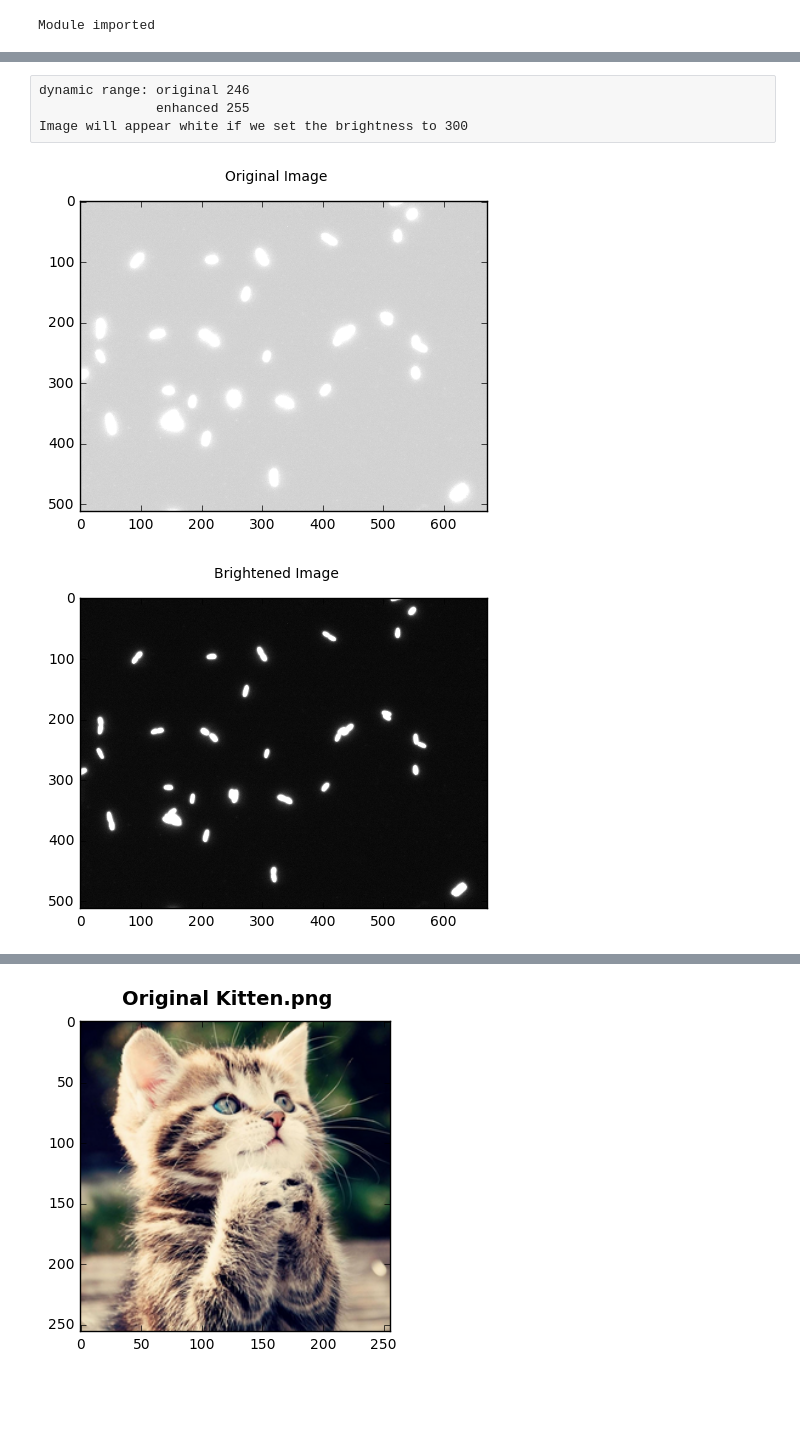
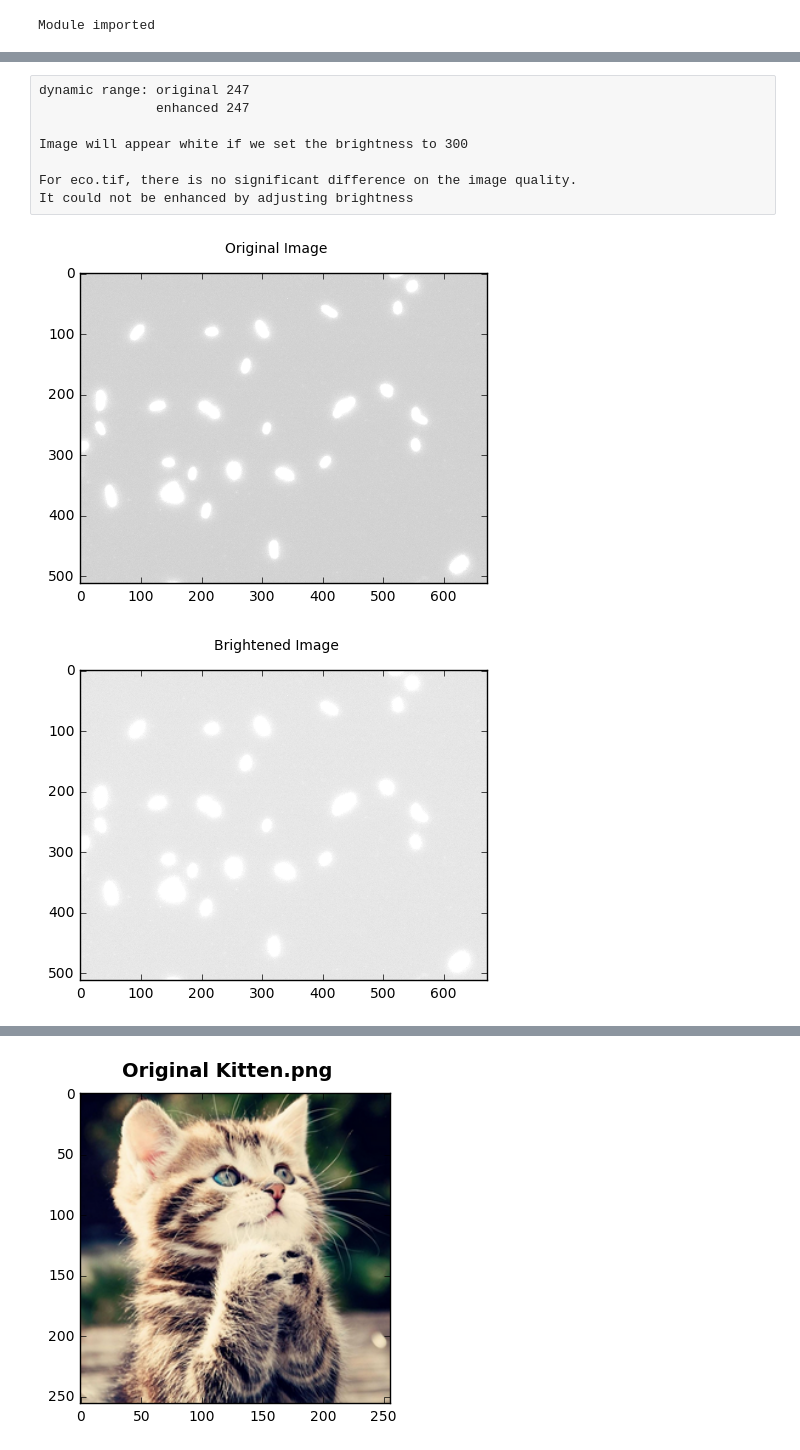
Before and after one commit to rexxy-sasori/ECE420, a Jupyter notebook: lab6/prelab6.ipynb, the cells around one changed output, grey strips where cells are left out. Saved outputs shown, nothing was run; the diff lists cells and outputs as text; code cells hidden in the pictures; blank space fills up the shorter version.

```diff
--- a/lab6/prelab6.ipynb
+++ b/lab6/prelab6.ipynb
@@ -39,27 +38,31 @@ plt.show()
 [figure]
 [figure]
 # %% [raw]
-dynamic range: original 246
-               enhanced 255
+dynamic range: original 247
+               enhanced 247
+
 Image will appear white if we set the brightness to 300
+
+For eco.tif, there is no significant difference on the image quality.
+It could not be enhanced by adjusting brightness
 # %%
 eco_origin = misc.imread('eco.tif')
 # Create a copy of the origina image for us to manipulate
 eco_bright = copy.deepcopy(eco_origin)
 
 # Call imadd to perform enhancement
-eco_bright = imadd(eco_bright,-200)
+eco_bright = imadd(eco_bright,20)
 
 
 # Show the results
 fig_cam_origin = plt.figure(1)
 fig_cam_origin.suptitle('Original Image')
 plt.imshow(eco_origin,cmap='gray',vmin = 0, vmax = 255)
 fig_cam_bright = plt.figure(2)
 fig_cam_bright.suptitle('Brightened Image')
 plt.imshow(eco_bright,cmap='gray',vmin = 0, vmax = 255)
 plt.show()
 # %% [output]
 [figure]
-[figure, old version]
+[figure, new version]
 # %% [raw]
```
Also changed, not shown: parts of 6 cells of this notebook, 36 other files.
